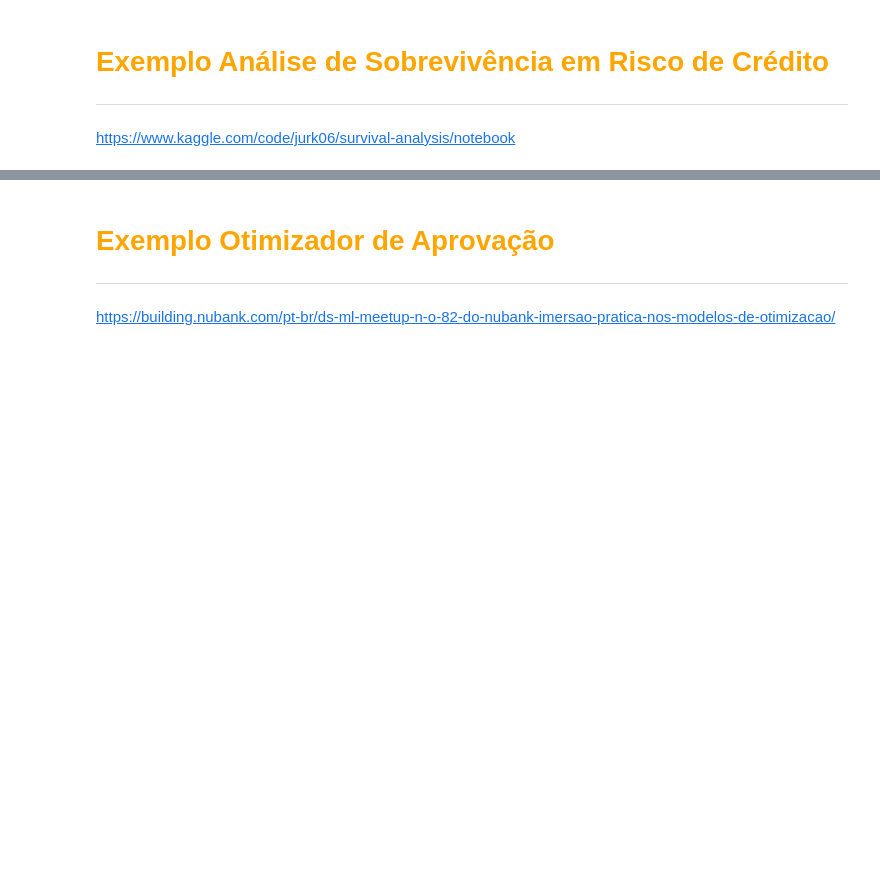
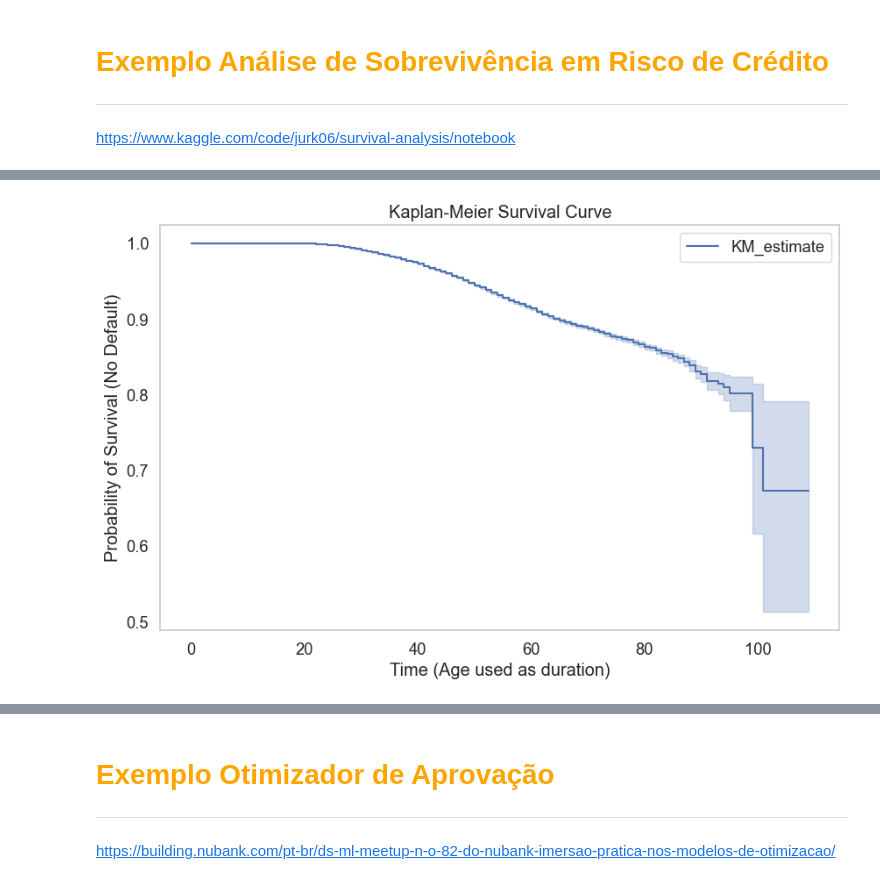
Before and after one commit to leonardovargas10/Pesquisa_Aplicada_Modelagem, a Jupyter notebook: Risco_de_Credito/Modelagem_Credito.ipynb, the cells around one changed output, grey strips where cells are left out. Saved outputs shown, nothing was run; the diff lists cells and outputs as text; code cells hidden in the pictures; blank space fills up the shorter version.

```diff
--- a/Risco_de_Credito/Modelagem_Credito.ipynb
+++ b/Risco_de_Credito/Modelagem_Credito.ipynb
@@ -827,0 +839,26 @@ df_test = pd.read_csv('./data/cs-test.csv')
+# %%
+df_train = pd.read_csv('./data/cs-training.csv').drop(columns = 'Unnamed: 0')
+df_test = pd.read_csv('./data/cs-test.csv').drop(columns = 'Unnamed: 0')
+
+# Step 1: Rename
+df_train.rename(columns={'SeriousDlqin2yrs': 'event'}, inplace=True)
+df_train['event'] = df_train['event'].astype(int)
+
+# Step 2: Data preprocessing
+df_train['MonthlyIncome'].fillna(df_train['MonthlyIncome'].median(), inplace=True)
+df_train['NumberOfDependents'].fillna(df_train['NumberOfDependents'].median(), inplace=True)
+df_train['duration'] = df_train['age']
+# %%
+# Step 3: Kaplan-Meier Estimator
+kmf = KaplanMeierFitter()
+kmf.fit(durations=df_train['duration'], event_observed=df_train['event'])
+
+plt.figure(figsize=(10, 6))
+kmf.plot_survival_function()
+plt.title("Kaplan-Meier Survival Curve")
+plt.xlabel("Time (Age used as duration)")
+plt.ylabel("Probability of Survival (No Default)")
+plt.grid()
+plt.show()
+# %% [output]
+[figure, added]
```
Also changed, not shown: parts of 6 cells of this notebook.
